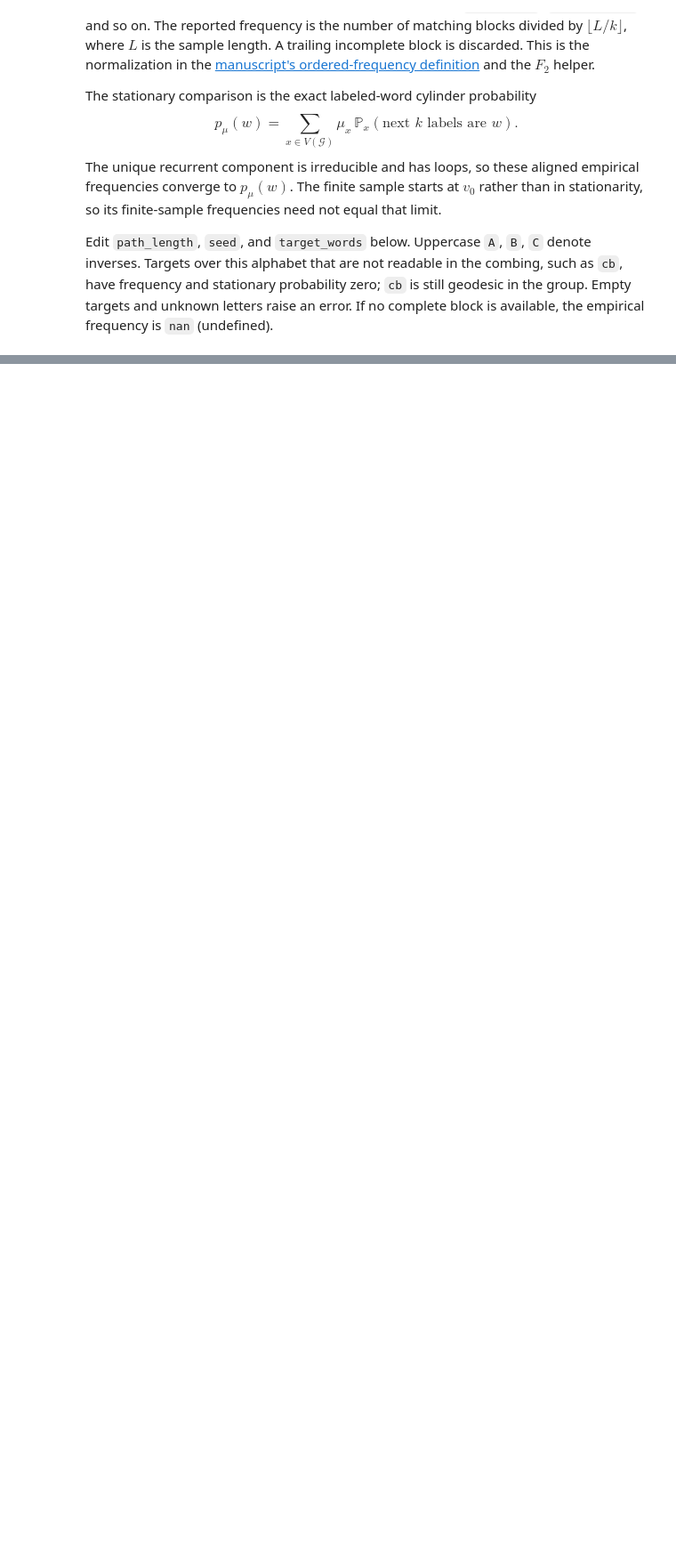
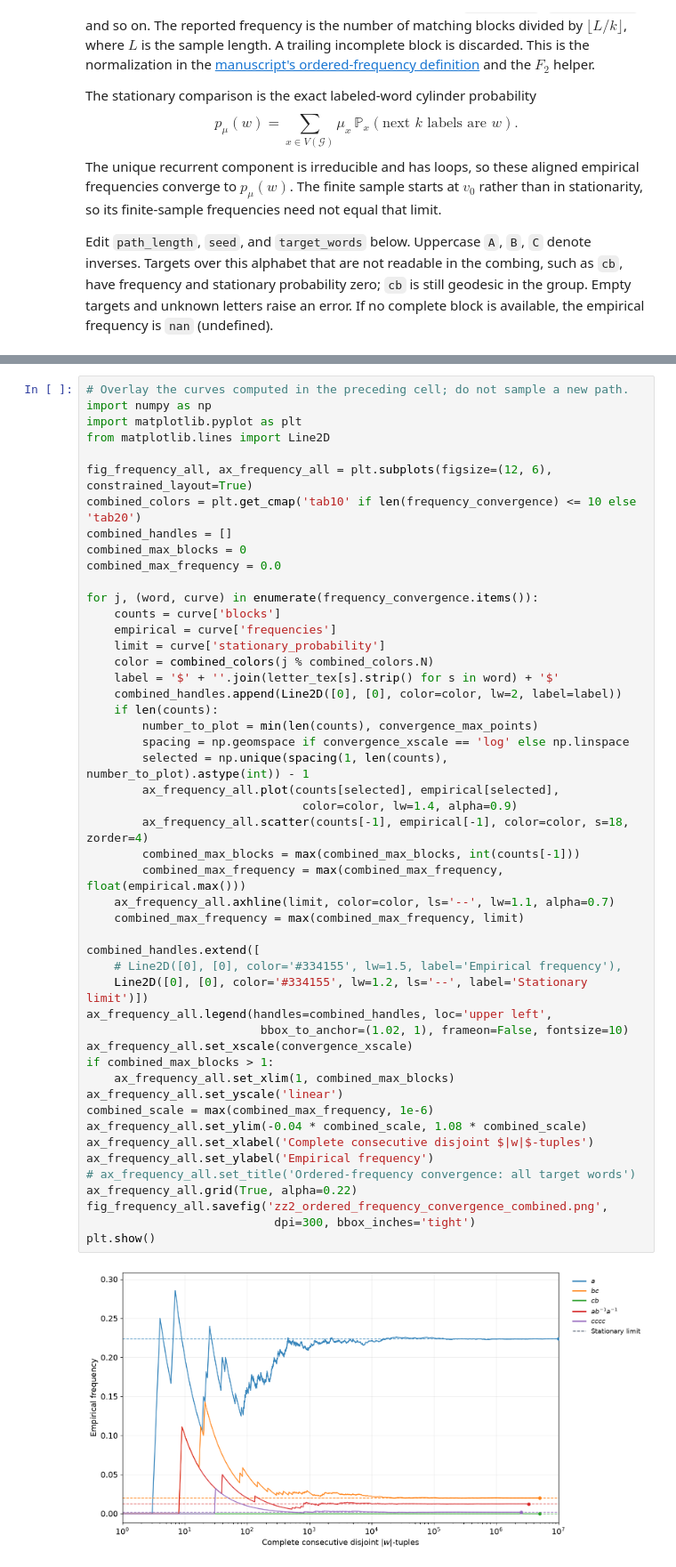
Before and after one commit to DothWalrus/automaton_of_F_2, a Jupyter notebook: geodesic_combing_zz2.ipynb, the cells around one changed output, grey strips where cells are left out. Shown at 89% size. Drawn from its saved outputs; the diff is of its cells as text; blank space fills up the shorter version.

```diff
--- a/geodesic_combing_zz2.ipynb
+++ b/geodesic_combing_zz2.ipynb
@@ -1051,3 +1149,54 @@ Exact stationary values are stored in frequency_results.
+# %%
+# Overlay the curves computed in the preceding cell; do not sample a new path.
+import numpy as np
+import matplotlib.pyplot as plt
+from matplotlib.lines import Line2D
+
+fig_frequency_all, ax_frequency_all = plt.subplots(figsize=(12, 6), constrained_layout=True)
+combined_colors = plt.get_cmap('tab10' if len(frequency_convergence) <= 10 else 'tab20')
+combined_handles = []
+combined_max_blocks = 0
+combined_max_frequency = 0.0
+
+for j, (word, curve) in enumerate(frequency_convergence.items()):
+    counts = curve['blocks']
+    empirical = curve['frequencies']
+    limit = curve['stationary_probability']
+    color = combined_colors(j % combined_colors.N)
+    label = '$' + ''.join(letter_tex[s].strip() for s in word) + '$'
+    combined_handles.append(Line2D([0], [0], color=color, lw=2, label=label))
+    if len(counts):
+        number_to_plot = min(len(counts), convergence_max_points)
+        spacing = np.geomspace if convergence_xscale == 'log' else np.linspace
+        selected = np.unique(spacing(1, len(counts), number_to_plot).astype(int)) - 1
+        ax_frequency_all.plot(counts[selected], empirical[selected],
+                               color=color, lw=1.4, alpha=0.9)
+        ax_frequency_all.scatter(counts[-1], empirical[-1], color=color, s=18, zorder=4)
+        combined_max_blocks = max(combined_max_blocks, int(counts[-1]))
+        combined_max_frequency = max(combined_max_frequency, float(empirical.max()))
+    ax_frequency_all.axhline(limit, color=color, ls='--', lw=1.1, alpha=0.7)
+    combined_max_frequency = max(combined_max_frequency, limit)
+
+combined_handles.extend([
+    # Line2D([0], [0], color='#334155', lw=1.5, label='Empirical frequency'),
+    Line2D([0], [0], color='#334155', lw=1.2, ls='--', label='Stationary limit')])
+ax_frequency_all.legend(handles=combined_handles, loc='upper left',
+                         bbox_to_anchor=(1.02, 1), frameon=False, fontsize=10)
+ax_frequency_all.set_xscale(convergence_xscale)
+if combined_max_blocks > 1:
+    ax_frequency_all.set_xlim(1, combined_max_blocks)
+ax_frequency_all.set_yscale('linear')
+combined_scale = max(combined_max_frequency, 1e-6)
+ax_frequency_all.set_ylim(-0.04 * combined_scale, 1.08 * combined_scale)
+ax_frequency_all.set_xlabel('Complete consecutive disjoint $|w|$-tuples')
+ax_frequency_all.set_ylabel('Empirical frequency')
+# ax_frequency_all.set_title('Ordered-frequency convergence: all target words')
+ax_frequency_all.grid(True, alpha=0.22)
+fig_frequency_all.savefig('zz2_ordered_frequency_convergence_combined.png',
+                           dpi=300, bbox_inches='tight')
+plt.show()
+# %% [output]
+[figure, added]
 # %% [markdown]
 ## References and conventions
 
```
Also changed, not shown: parts of 3 cells of this notebook, 3 other files.
